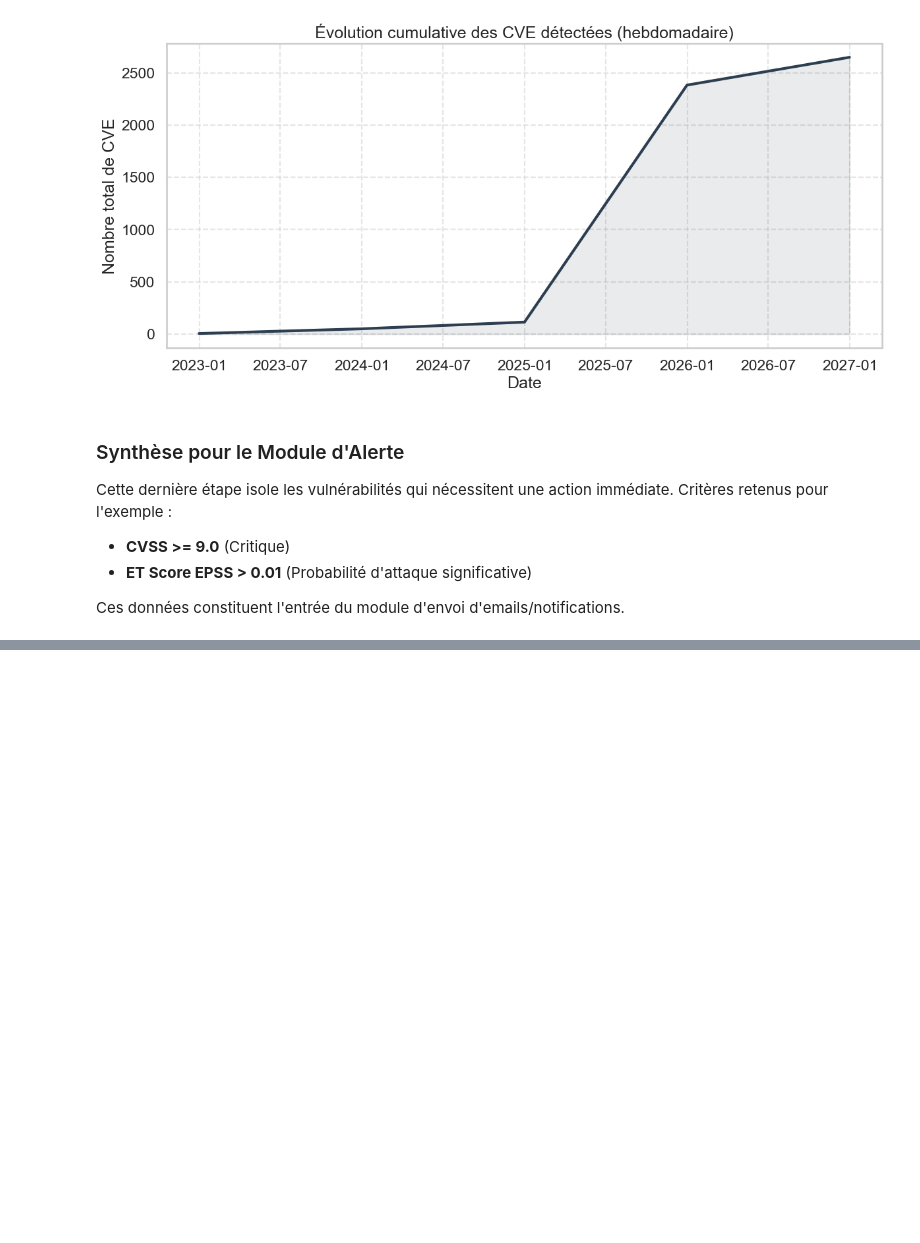
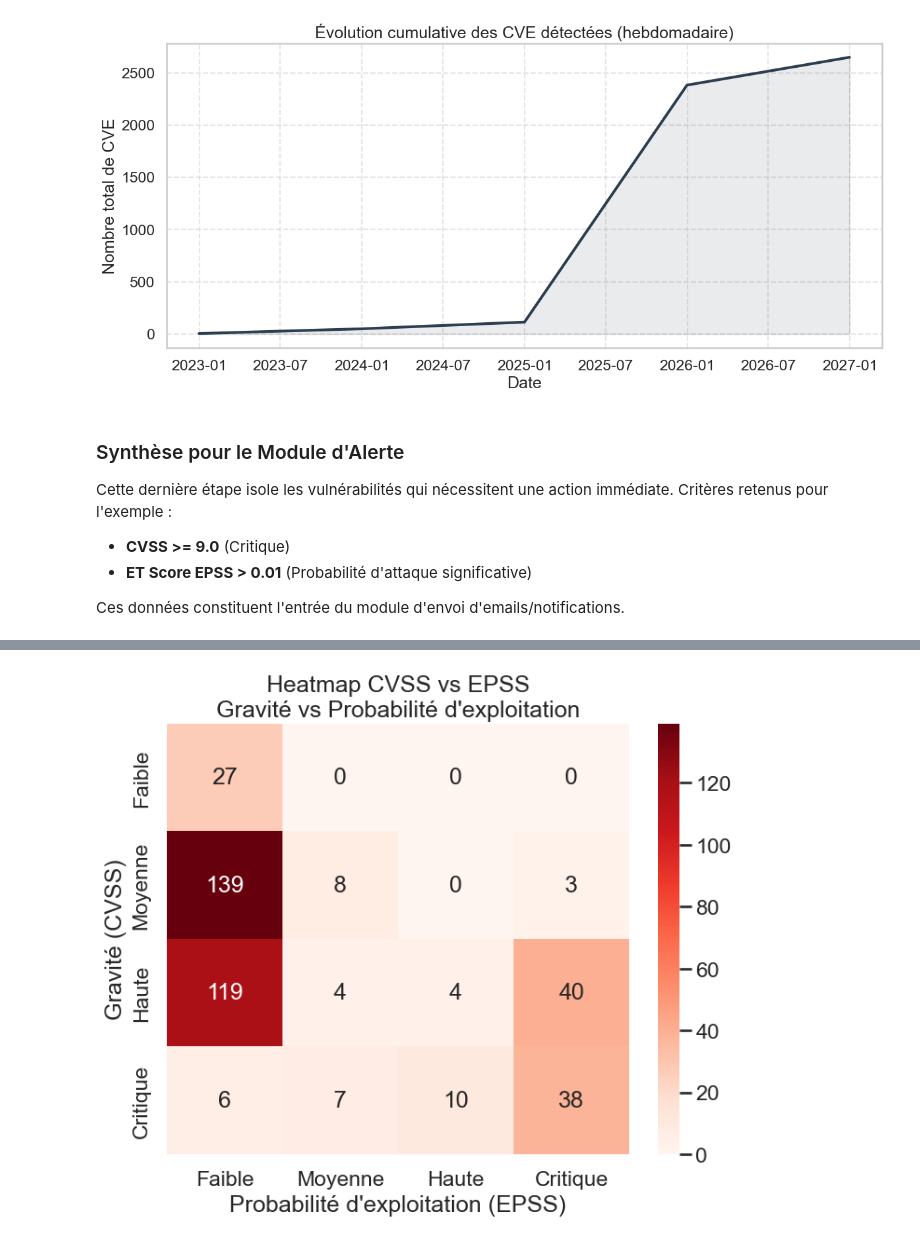
Before and after one commit to Ikseno/projet_anssi, a Jupyter notebook: notebook.ipynb, the cells around one changed output, grey strips where cells are left out. Cells and saved outputs as stored; diff of their text form; code cells hidden in the pictures; blank space fills up the shorter version.

```diff
--- a/notebook.ipynb
+++ b/notebook.ipynb
@@ -339,0 +353,40 @@ Vulnérabilités PRIORITAIRES (CVSS >= 9.0 + EPSS > 0.01) : 67
+# %%
+import pandas as pd
+import seaborn as sns
+import matplotlib.pyplot as plt
+
+# Copie propre
+df_heat = df.copy()
+
+# Conversion numérique
+df_heat["Score CVSS"] = pd.to_numeric(df_heat["Score CVSS"], errors="coerce")
+df_heat["Score EPSS"] = pd.to_numeric(df_heat["Score EPSS"], errors="coerce")
+
+# Suppression des valeurs manquantes
+df_heat = df_heat.dropna(subset=["Score CVSS", "Score EPSS"])
+
+# Discrétisation (bins)
+df_heat["CVSS_bin"] = pd.cut(
+    df_heat["Score CVSS"],
+    bins=[0, 4, 7, 9, 10],
+    labels=["Faible", "Moyenne", "Haute", "Critique"]
+)
+
+df_heat["EPSS_bin"] = pd.cut(
+    df_heat["Score EPSS"],
+    bins=[0, 0.2, 0.5, 0.8, 1],
+    labels=["Faible", "Moyenne", "Haute", "Critique"]
+)
+
+# Table de contingence
+heatmap_data = pd.crosstab(df_heat["CVSS_bin"], df_heat["EPSS_bin"])
+
+# Heatmap
+plt.figure(figsize=(8, 6))
+sns.heatmap(heatmap_data, annot=True, fmt="d", cmap="Reds")
+plt.title("Heatmap CVSS vs EPSS\nGravité vs Probabilité d'exploitation")
+plt.xlabel("Probabilité d'exploitation (EPSS)")
+plt.ylabel("Gravité (CVSS)")
+plt.show()
+# %% [output]
+[figure, added]
```
Also changed, not shown: parts of 5 cells of this notebook.
